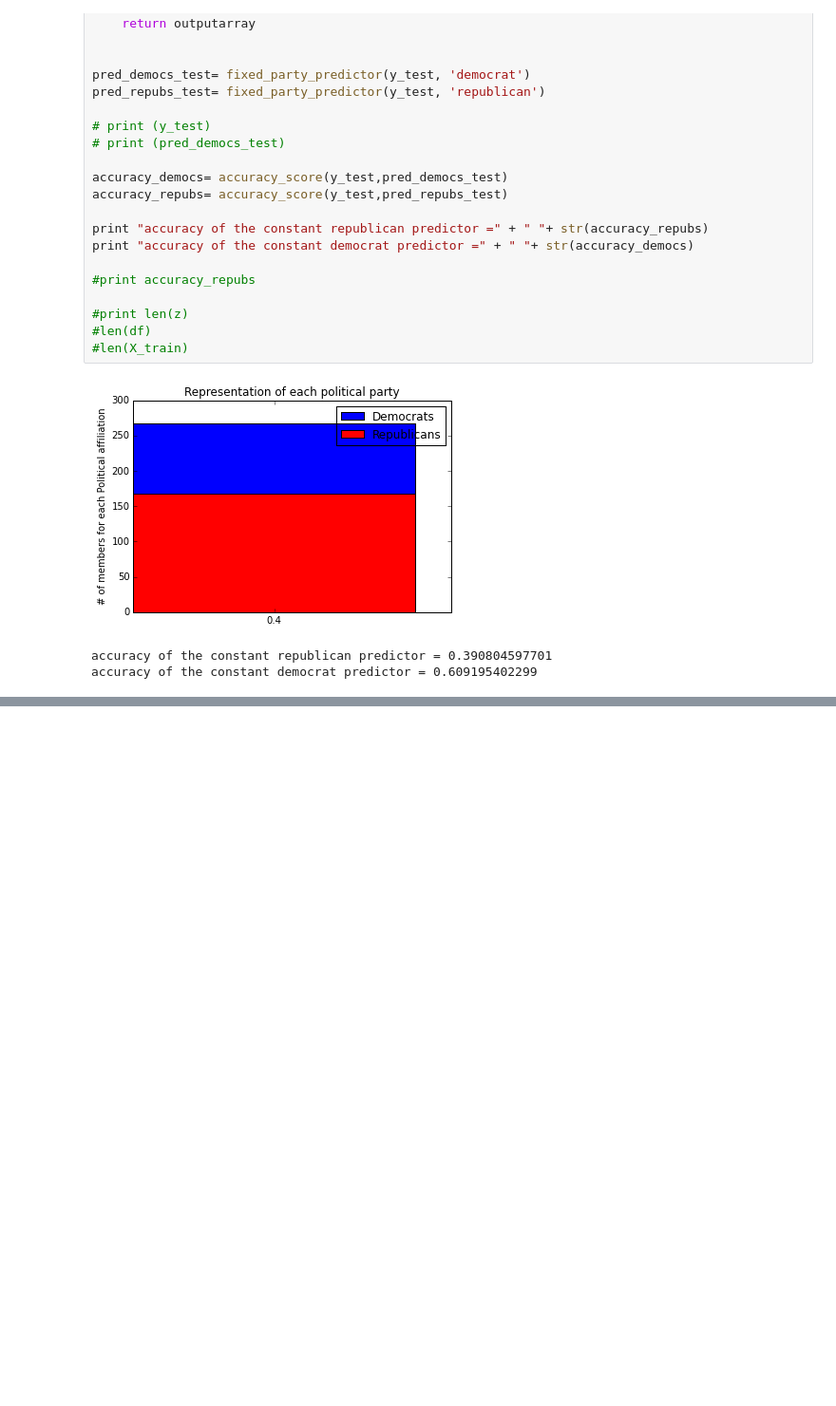
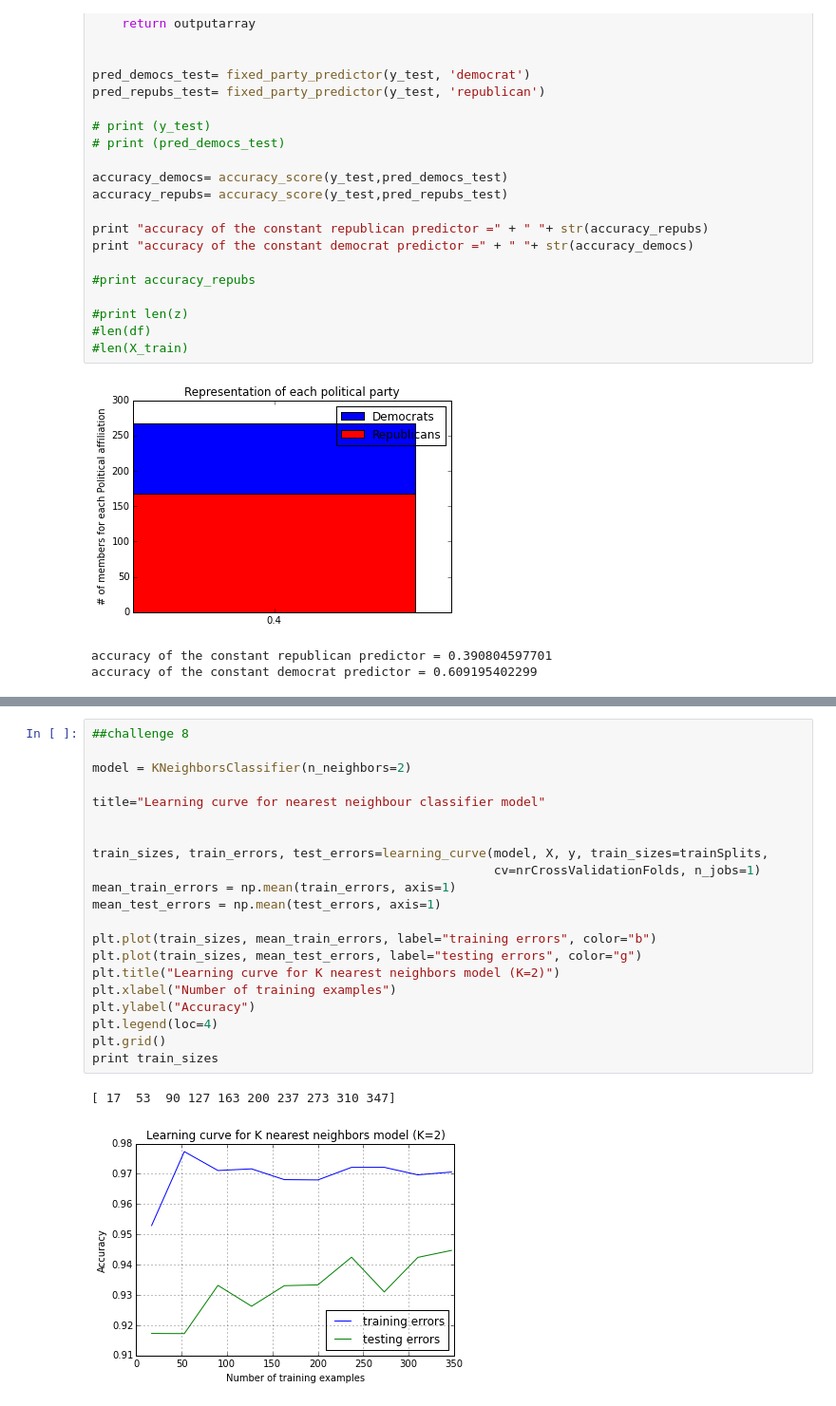
Before and after one commit to revanth83/Mcnulty, a Jupyter notebook: mcnulty_challenges_sup_learn.ipynb, the cells around one changed output, grey strips where cells are left out. Shown: that part at 95% size. Drawn from its saved outputs; the diff is of its cells as text; blank space fills up the shorter version.

```diff
--- a/mcnulty_challenges_sup_learn.ipynb
+++ b/mcnulty_challenges_sup_learn.ipynb
@@ -232,0 +294,24 @@ accuracy of the constant democrat predictor = 0.609195402299
+# %%
+##challenge 8
+
+model = KNeighborsClassifier(n_neighbors=2)
+
+title="Learning curve for nearest neighbour classifier model"
+
+
+train_sizes, train_errors, test_errors=learning_curve(model, X, y, train_sizes=trainSplits,
+                                                      cv=nrCrossValidationFolds, n_jobs=1)
+mean_train_errors = np.mean(train_errors, axis=1)
+mean_test_errors = np.mean(test_errors, axis=1)
+
+plt.plot(train_sizes, mean_train_errors, label="training errors", color="b")
+plt.plot(train_sizes, mean_test_errors, label="testing errors", color="g")
+plt.title("Learning curve for K nearest neighbors model (K=2)")
+plt.xlabel("Number of training examples")
+plt.ylabel("Accuracy")
+plt.legend(loc=4)
+plt.grid()
+print train_sizes
+# %% [output]
+[ 17  53  90 127 163 200 237 273 310 347]
+[figure, added]
```
Also changed, not shown: parts of 15 cells of this notebook.
